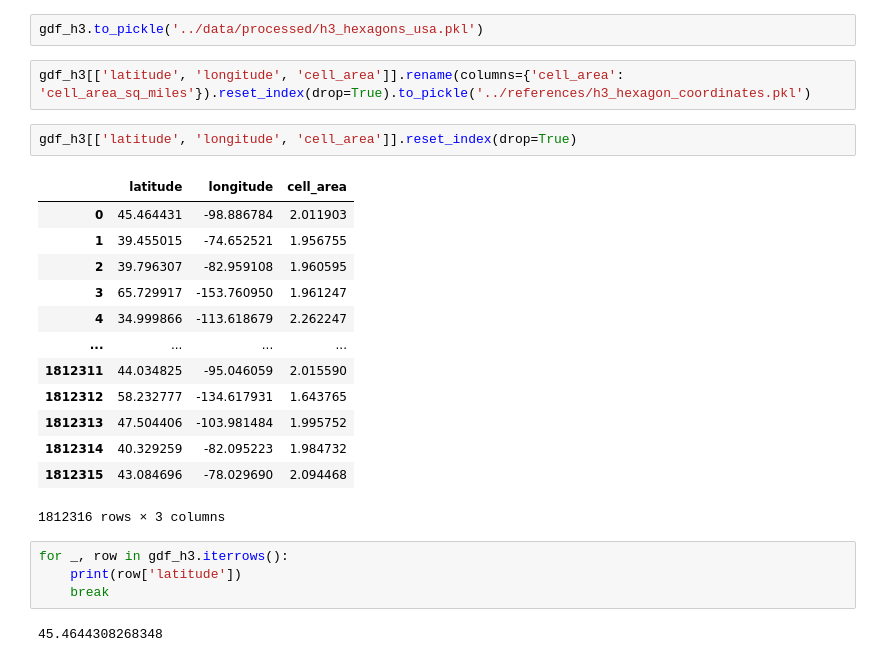
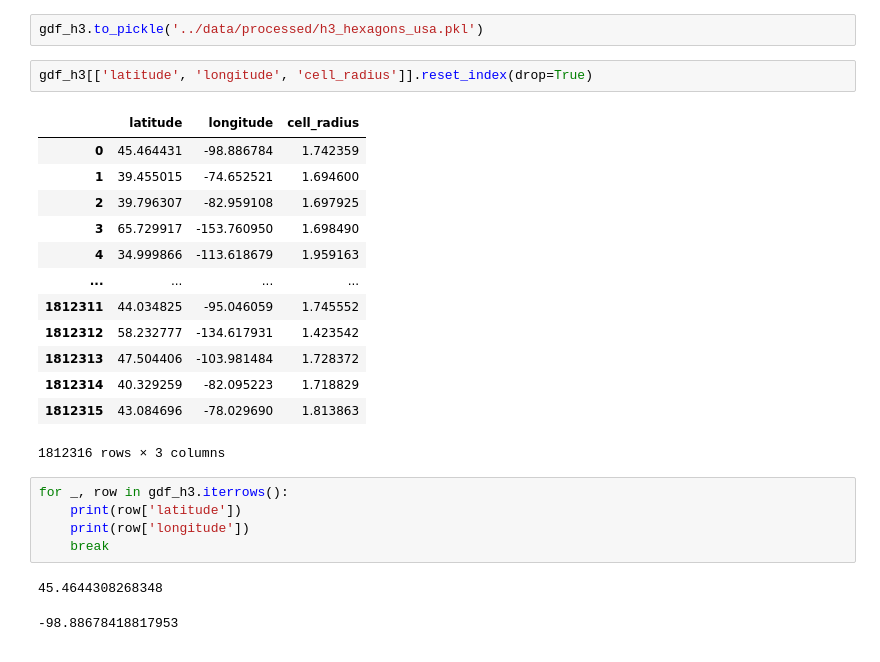
Before and after one commit to emigre459/evlens, a Jupyter notebook: notebooks/0.2-DWRM-PlugshareLocationScraping.ipynb, the cells around one changed output. Cells and saved outputs as stored; diff of their text form.

Commit message:
bug: Stop relying on cell *area* for cell *radius* setting

```diff
--- a/notebooks/0.2-DWRM-PlugshareLocationScraping.ipynb
+++ b/notebooks/0.2-DWRM-PlugshareLocationScraping.ipynb
@@ -282,27 +282,27 @@ longitude    0
 dtype: int64
 # %%
 gdf_h3.to_pickle('../data/processed/h3_hexagons_usa.pkl')
-# %%
-gdf_h3[['latitude', 'longitude', 'cell_area']].rename(columns={'cell_area': 'cell_area_sq_miles'}).reset_index(drop=True).to_pickle('../references/h3_hexagon_coordinates.pkl')
 # %%
-gdf_h3[['latitude', 'longitude', 'cell_area']].reset_index(drop=True)
+gdf_h3[['latitude', 'longitude', 'cell_radius']].reset_index(drop=True)
 # %% [output]
-|  | latitude | longitude | cell_area |
-| 0 | 45.464431 | -98.886784 | 2.011903 |
-| 1 | 39.455015 | -74.652521 | 1.956755 |
-| 2 | 39.796307 | -82.959108 | 1.960595 |
-| 3 | 65.729917 | -153.760950 | 1.961247 |
-| 4 | 34.999866 | -113.618679 | 2.262247 |
+|  | latitude | longitude | cell_radius |
+| 0 | 45.464431 | -98.886784 | 1.742359 |
+| 1 | 39.455015 | -74.652521 | 1.694600 |
+| 2 | 39.796307 | -82.959108 | 1.697925 |
+| 3 | 65.729917 | -153.760950 | 1.698490 |
+| 4 | 34.999866 | -113.618679 | 1.959163 |
 | ... | ... | ... | ... |
-| 1812311 | 44.034825 | -95.046059 | 2.015590 |
-| 1812312 | 58.232777 | -134.617931 | 1.643765 |
-| 1812313 | 47.504406 | -103.981484 | 1.995752 |
-| 1812314 | 40.329259 | -82.095223 | 1.984732 |
-| 1812315 | 43.084696 | -78.029690 | 2.094468 |
+| 1812311 | 44.034825 | -95.046059 | 1.745552 |
+| 1812312 | 58.232777 | -134.617931 | 1.423542 |
+| 1812313 | 47.504406 | -103.981484 | 1.728372 |
+| 1812314 | 40.329259 | -82.095223 | 1.718829 |
+| 1812315 | 43.084696 | -78.029690 | 1.813863 |
 1812316 rows × 3 columns
 # %%
 for _, row in gdf_h3.iterrows():
     print(row['latitude'])
+    print(row['longitude'])
     break
 # %% [output]
 45.4644308268348
+-98.88678418817953
```
Also changed, not shown: parts of 3 cells of this notebook, 2 other files.
